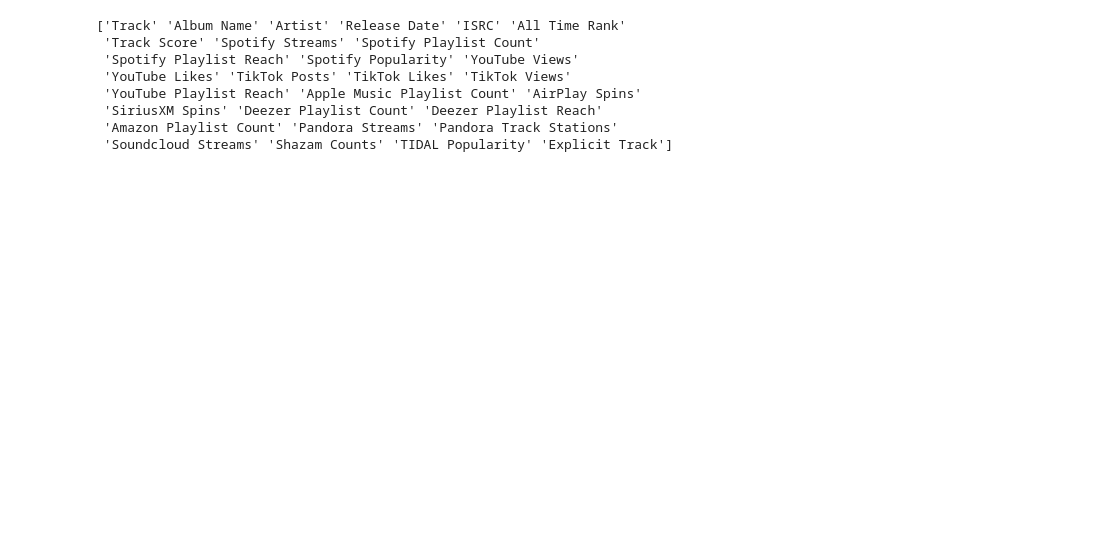
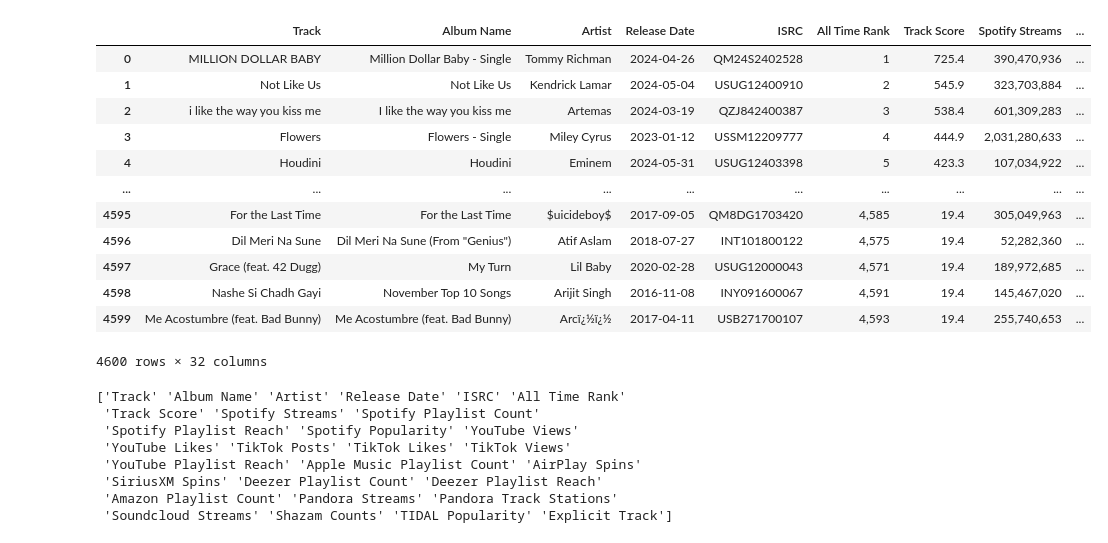
Before and after one commit to FloBeep/Project_1_Business_Owners, a Jupyter notebook: 2024 Most Streamed Songs Analysis.ipynb, the cells around one changed output. Saved outputs shown, nothing was run; the diff lists cells and outputs as text; code cells hidden in the pictures; blank space fills up the shorter version.

```diff
--- a/2024 Most Streamed Songs Analysis.ipynb
+++ b/2024 Most Streamed Songs Analysis.ipynb
@@ -14,0 +21,13 @@ song_data.head()
+# %%
+# Split dates in Release Date colun.
+# Split month to Month column
+# Split year column
+
+# converting release date column to datae time format
+song_data['Release Date'] = pd.to_datetime(song_data['Release Date'])
+song_data.dtypes
+
+# extracting month and year
+song_data["Month"] = song_data["Release Date"].dt.month
+song_data["Year"] = song_data["Release Date"].dt.year
+song_data.head(3)
@@ -15,3 +40,24 @@ song_data.head()
+# %%
+# Create bins for seasons and update df with season name
+
+bins = [0,3,6,9,12]
+season_names = ["Winter","Spring","Summer","Fall"]
+song_data["Seasons"] = pd.cut(song_data["Month"],bins,labels=season_names,include_lowest=True)
+song_data
+# %% [output]
+|  | Track | Album Name | Artist | Release Date | ISRC | All Time Rank | Track Score | Spotify Streams | ... |
+| 0 | MILLION DOLLAR BABY | Million Dollar Baby - Single | Tommy Richman | 2024-04-26 | QM24S2402528 | 1 | 725.4 | 390,470,936 | ... |
+| 1 | Not Like Us | Not Like Us | Kendrick Lamar | 2024-05-04 | USUG12400910 | 2 | 545.9 | 323,703,884 | ... |
+| 2 | i like the way you kiss me | I like the way you kiss me | Artemas | 2024-03-19 | QZJ842400387 | 3 | 538.4 | 601,309,283 | ... |
+| 3 | Flowers | Flowers - Single | Miley Cyrus | 2023-01-12 | USSM12209777 | 4 | 444.9 | 2,031,280,633 | ... |
+| 4 | Houdini | Houdini | Eminem | 2024-05-31 | USUG12403398 | 5 | 423.3 | 107,034,922 | ... |
+| ... | ... | ... | ... | ... | ... | ... | ... | ... | ... |
+| 4595 | For the Last Time | For the Last Time | $uicideboy$ | 2017-09-05 | QM8DG1703420 | 4,585 | 19.4 | 305,049,963 | ... |
+| 4596 | Dil Meri Na Sune | Dil Meri Na Sune (From "Genius") | Atif Aslam | 2018-07-27 | INT101800122 | 4,575 | 19.4 | 52,282,360 | ... |
+| 4597 | Grace (feat. 42 Dugg) | My Turn | Lil Baby | 2020-02-28 | USUG12000043 | 4,571 | 19.4 | 189,972,685 | ... |
+| 4598 | Nashe Si Chadh Gayi | November Top 10 Songs | Arijit Singh | 2016-11-08 | INY091600067 | 4,591 | 19.4 | 145,467,020 | ... |
+| 4599 | Me Acostumbre (feat. Bad Bunny) | Me Acostumbre (feat. Bad Bunny) | Arcï¿½ï¿½ | 2017-04-11 | USB271700107 | 4,593 | 19.4 | 255,740,653 | ... |
+4600 rows × 32 columns
 # %%
 print(song_data.columns.values)
 # %% [output]
```
Also changed, not shown: parts of 2 cells of this notebook.
